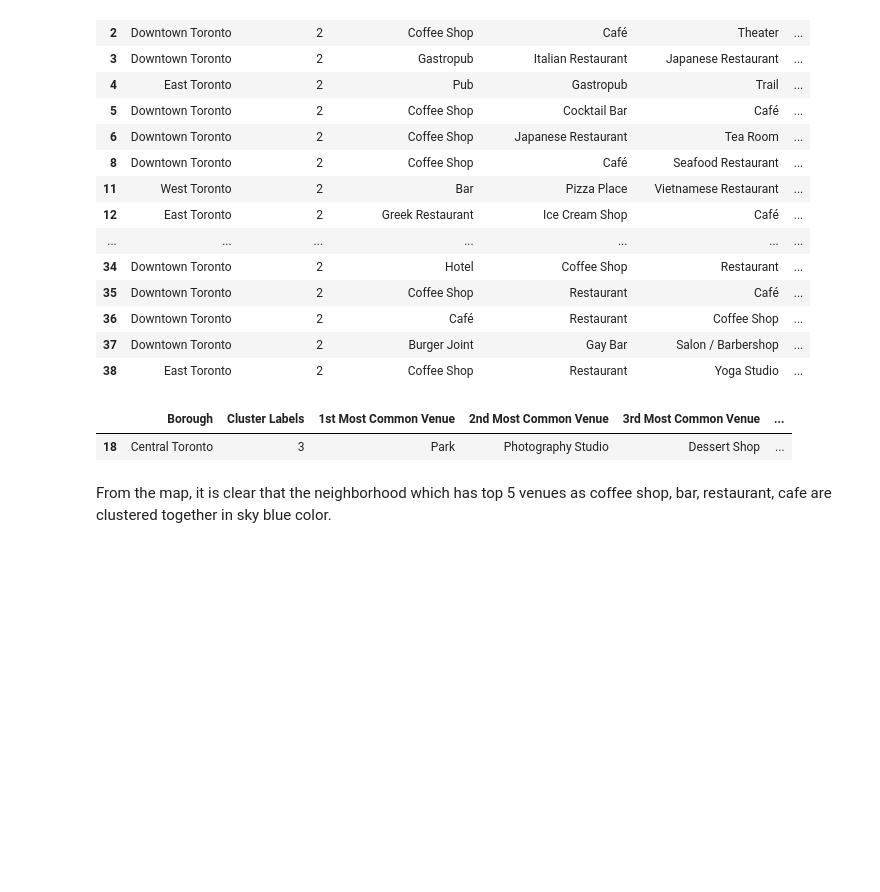
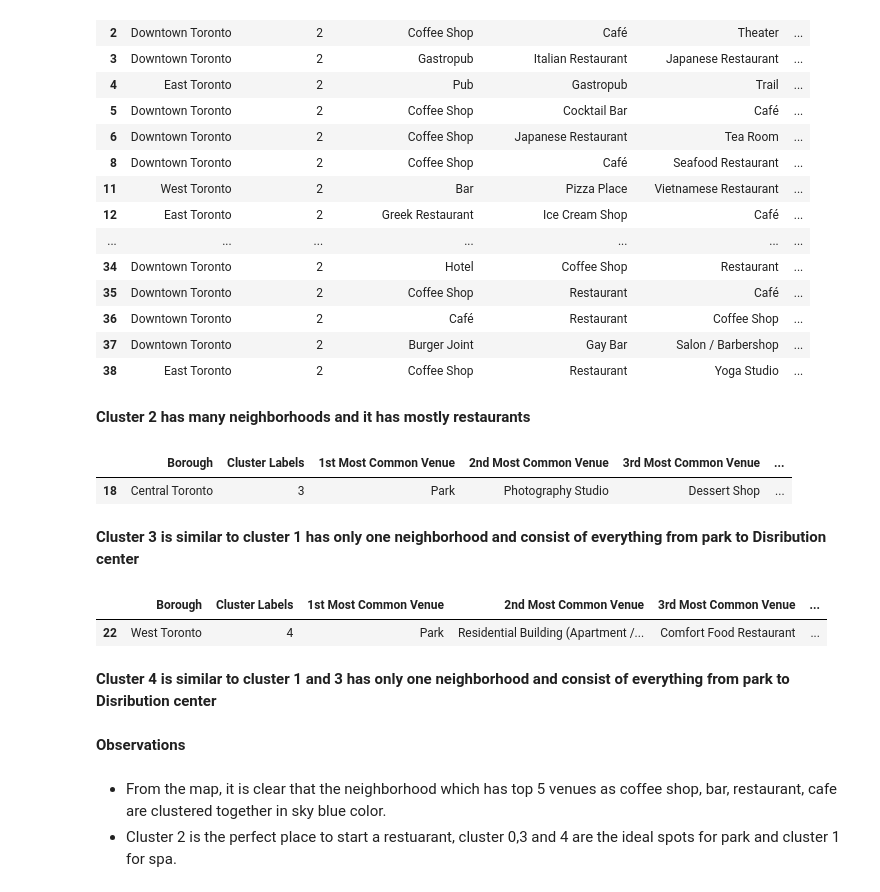
Before and after one commit to MathanRajOlaganathan/Exploring_Venues_in_Bangalore, a Jupyter notebook: Segmenting_and_Clustering_Neighborhoods_in_toronto.ipynb, the cells around one changed output. Saved outputs shown, nothing was run; the diff lists cells and outputs as text; code cells hidden in the pictures; blank space fills up the shorter version.

Commit message:
Added Observations

```diff
--- a/Segmenting_and_Clustering_Neighborhoods_in_toronto.ipynb
+++ b/Segmenting_and_Clustering_Neighborhoods_in_toronto.ipynb
@@ -517,10 +512,24 @@ toronto_merged.loc[toronto_merged['Cluster Labels'] == 2, toronto_merged.columns
 | 36 | Downtown Toronto | 2 | Café | Restaurant | Coffee Shop | ... |
 | 37 | Downtown Toronto | 2 | Burger Joint | Gay Bar | Salon / Barbershop | ... |
 | 38 | East Toronto | 2 | Coffee Shop | Restaurant | Yoga Studio | ... |
+# %% [markdown]
+**Cluster 2 has many neighborhoods and it has mostly restaurants**
 # %%
 toronto_merged.loc[toronto_merged['Cluster Labels'] == 3, toronto_merged.columns[[1] + list(range(5, toronto_merged.shape[1]))]]
 # %% [output]
 |  | Borough | Cluster Labels | 1st Most Common Venue | 2nd Most Common Venue | 3rd Most Common Venue | ... |
 | 18 | Central Toronto | 3 | Park | Photography Studio | Dessert Shop | ... |
+# %% [markdown]
+**Cluster 3 is similar to cluster 1 has only one neighborhood and consist of everything from park to Disribution center**
+# %%
+toronto_merged.loc[toronto_merged['Cluster Labels'] == 4, toronto_merged.columns[[1] + list(range(5, toronto_merged.shape[1]))]]
+# %% [output]
+|  | Borough | Cluster Labels | 1st Most Common Venue | 2nd Most Common Venue | 3rd Most Common Venue | ... |
+| 22 | West Toronto | 4 | Park | Residential Building (Apartment /... | Comfort Food Restaurant | ... |
+# %% [markdown]
+**Cluster 4 is similar to cluster 1 and 3 has only one neighborhood and consist of everything from park to Disribution center**
+# %% [markdown]
+**Observations**
 # %% [markdown]
-From the map, it is clear that the neighborhood which has top 5 venues as coffee shop, bar, restaurant, cafe are clustered together in sky blue color.
+*   From the map, it is clear that the neighborhood which has top 5 venues as coffee shop, bar, restaurant, cafe are clustered together in sky blue color.
+*   Cluster 2 is the perfect place to start a restuarant, cluster 0,3 and 4 are the ideal spots for park and cluster 1 for spa.
```
Also changed, not shown: parts of 4 cells of this notebook.
